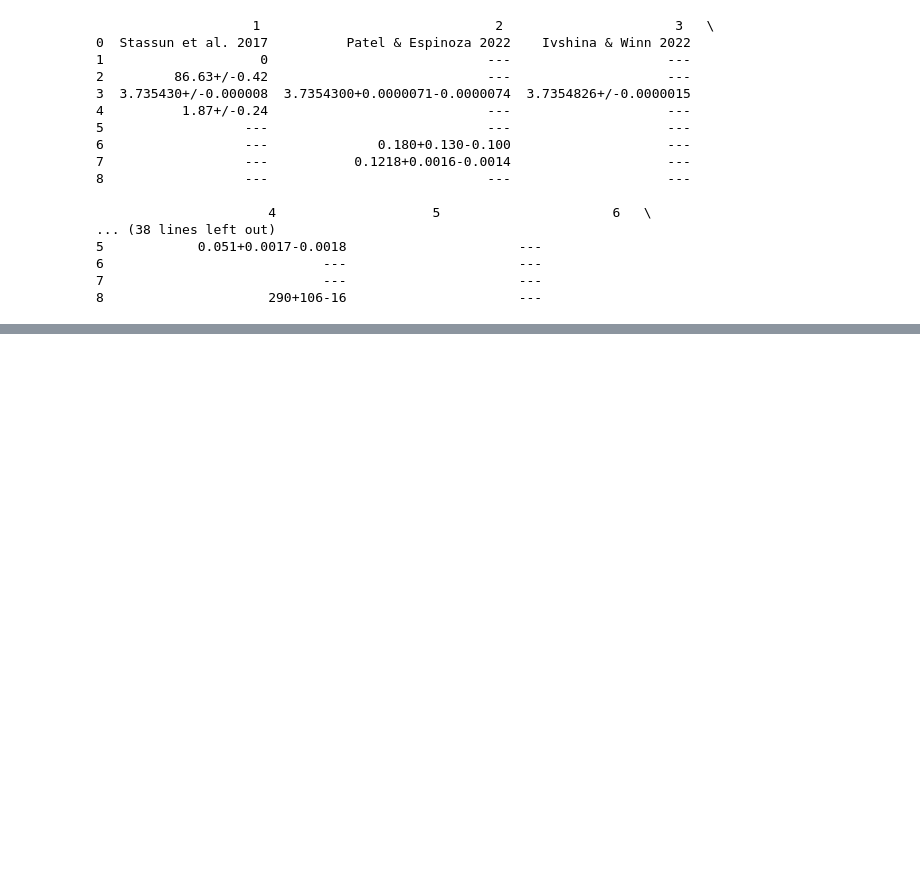
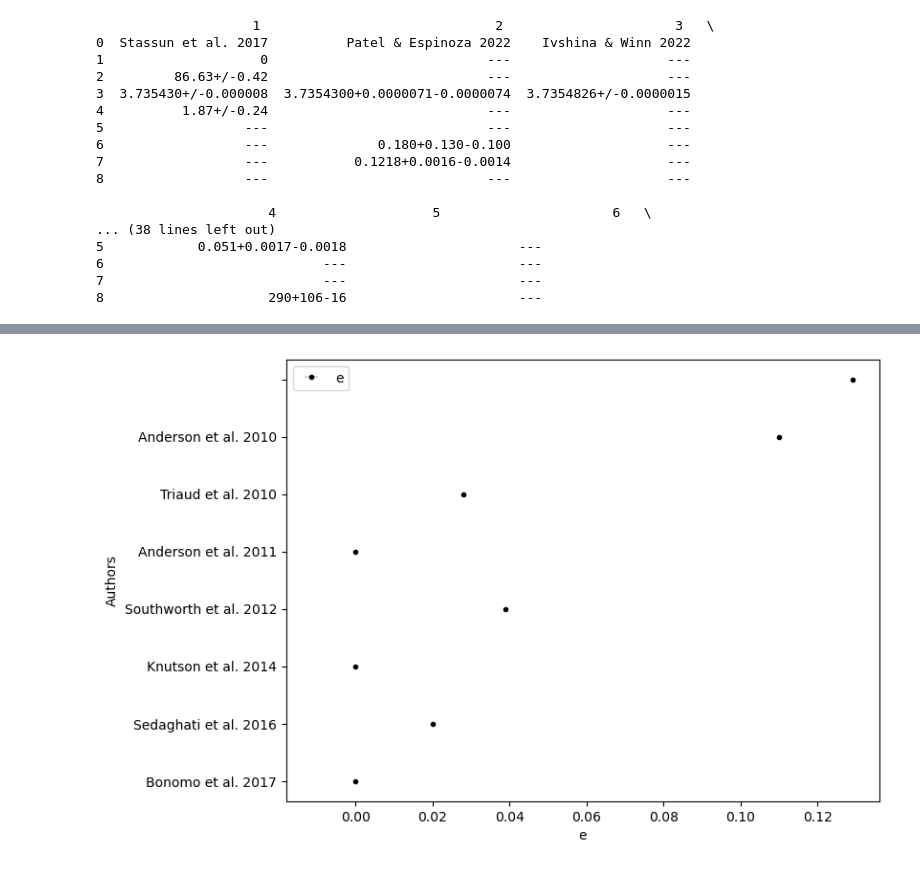
Before and after one commit to hrwakeford/MSci2022_TESS, a Jupyter notebook: WASP_17b_transit_fitting/wasp_17b_literature_parameters.ipynb, the cells around one changed output, grey strips where cells are left out. Saved outputs shown, nothing was run; the diff lists cells and outputs as text; code cells hidden in the pictures; blank space fills up the shorter version.

Commit message:
shown e literature values

```diff
--- a/WASP_17b_transit_fitting/wasp_17b_literature_parameters.ipynb
+++ b/WASP_17b_transit_fitting/wasp_17b_literature_parameters.ipynb
@@ -76,0 +67,28 @@ if e[0] == "-":
+# %%
+e_list = []
+ref_list = []
+#Turning a "0.028+/-0.015" into [0.028, 0.015,-0.015]
+#or "0.028+0.015-0.015" into [0.028, 0.015,-0.015]
+for param, pmask, ref in zip(df_e_list, e_mask, df_ref_list):
+    if pmask == True:
+        if "+/-" in e:
+            param = re.split('\+|\-', param)
+            param = [float(param[0]), float(param[1]), float('-' + param[2])]
+
+            print(param)
+        elif ("+" in param) and ("-" in param):
+            if param[0] == "-": #If param value is negative
+                param = e[1:]
+                param_tmp = re.split('\+|\-', param)
+                param = [float(param_tmp[0]), float(param_tmp[1]), float('-' + param_tmp[1])]
+            else: #param value is
+                param_tmp = re.split('\+|\-', param)
+                param = [float(param_tmp[0]), float(param_tmp[1]), float('-' + param_tmp[1])]
+        else:
+            param = [float(param), 0.0, 0.0]
+        e_list.append(param)
+        ref_list.append(ref)
+
+e_list = np.array(e_list)
+print(e_list)
+print(ref_list)
@@ -76,0 +105,16 @@ if e[0] == "-":
+# %%
+y = range(0, len(ref_list))
+
+fig, ax = plt.subplots(1, figsize=(8,6))
+
+asymmetric_error = [e_list[:,1], e_list[:,2]]
+plt.errorbar(e_list[:,0], y, xerr=asymmetric_error, fmt=".", color="black", ecolor="LightGrey", label="e")
+ax.legend()
+
+plt.xlabel("e")
+plt.ylabel("Authors")
+ax.set_yticklabels(ref_list)
+
+plt.show()
+# %% [output]
+[figure, added]
```
Also changed, not shown: parts of 6 cells of this notebook.
